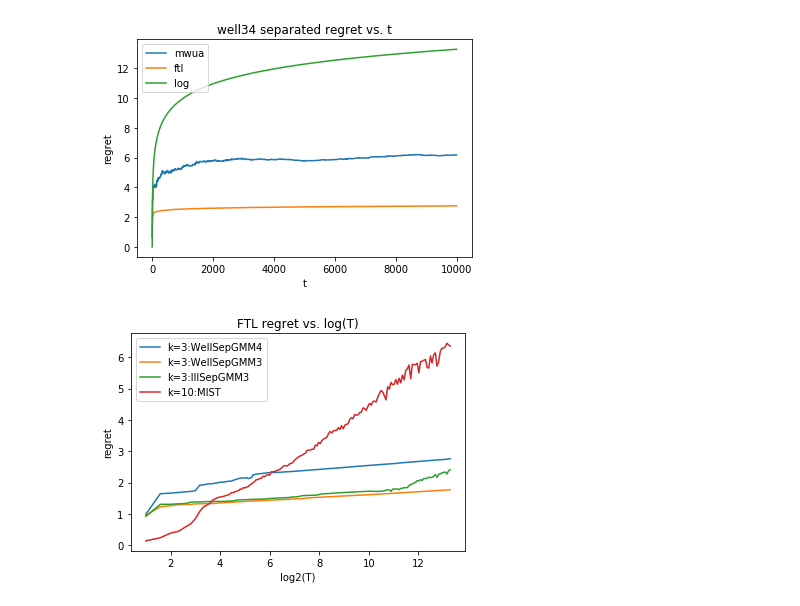
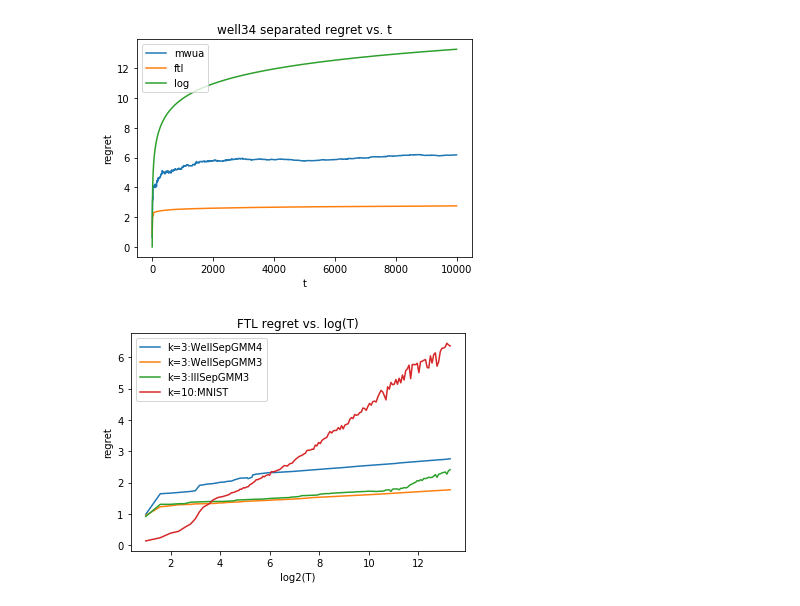
Before and after one commit to guyrom27/OnlineClusteringFTL, a Jupyter notebook: figures.ipynb, the cells around one changed output. Saved outputs shown, nothing was run; the diff lists cells and outputs as text; code cells hidden in the pictures.

```diff
--- a/figures.ipynb
+++ b/figures.ipynb
@@ -3,18 +3,13 @@ from Gaussians import FTL_online, FTL, MWUA_FTL
 import pickle
 
 
-names = ['10k','_ill', '_well_3k', '_well_4kBut3kalg']  #'5k']
+names = ['10k','_ill', '_well_3k', '_well_4kBut3kalg']
 methods = ['ftl','mwua']
-
-
 
 class regret:
     def __init__(self, name):
-        self.ftl = pickle.load(open('ftl' + name + ".p","rb"))
-        self.mwua = pickle.load(open('mwua' + name + ".p","rb"))
-
-    def plot(self):
-        pass
+        self.ftl = pickle.load(open('pickles/ftl' + name + ".p","rb"))
+        self.mwua = pickle.load(open('pickles/mwua' + name + ".p","rb"))
 # %%
 import matplotlib.pyplot as plt
 import math
@@ -199,25 +190,25 @@ fig3.show()
 # %%
 samples = np.geomspace(1, 10000-1, num=201, dtype=int)
 
 x = np.array(range(1,10000+1))[samples]
 
 mnist = np.array(regret(names[0]).ftl[0])[samples]
 ill = np.array(regret(names[1]).ftl[0])[samples]
 well = np.array(regret(names[2]).ftl[0])[samples]
 well34 = np.array(regret(names[3]).ftl[0])[samples]
 
-pickle.dump((x,mnist,ill,well,well34),open('FTL_vs_sim_and_MNIST.p','wb'))
+pickle.dump((x,mnist,ill,well,well34),open('pickles/FTL_vs_sim_and_MNIST.p','wb'))
 
 fig2, ax2 = plt.subplots()
 ax2.plot(np.log2(x), well34, label='k=3:WellSepGMM4')
 ax2.plot(np.log2(x), well, label='k=3:WellSepGMM3')
 ax2.plot(np.log2(x), ill, label='k=3:IllSepGMM3')
-ax2.plot(np.log2(x), mnist/784, label='k=10:MIST')
+ax2.plot(np.log2(x), mnist/784, label='k=10:MNIST')
 ax2.set_xlabel('log2(T)')
 ax2.set_ylabel('regret')
 ax2.set_title('FTL regret vs. log(T)')
 ax2.legend()
-fig2.savefig('FTL_vs_sim_and_MNIST')
+fig2.savefig('figures/FTL_vs_sim_and_MNIST.svg',dpi = 600)
 fig2.show()
 # %% [output]
-[figure, old version]
+[figure, new version]
```
Also changed, not shown: parts of 1 cell of this notebook, 18 other files.
